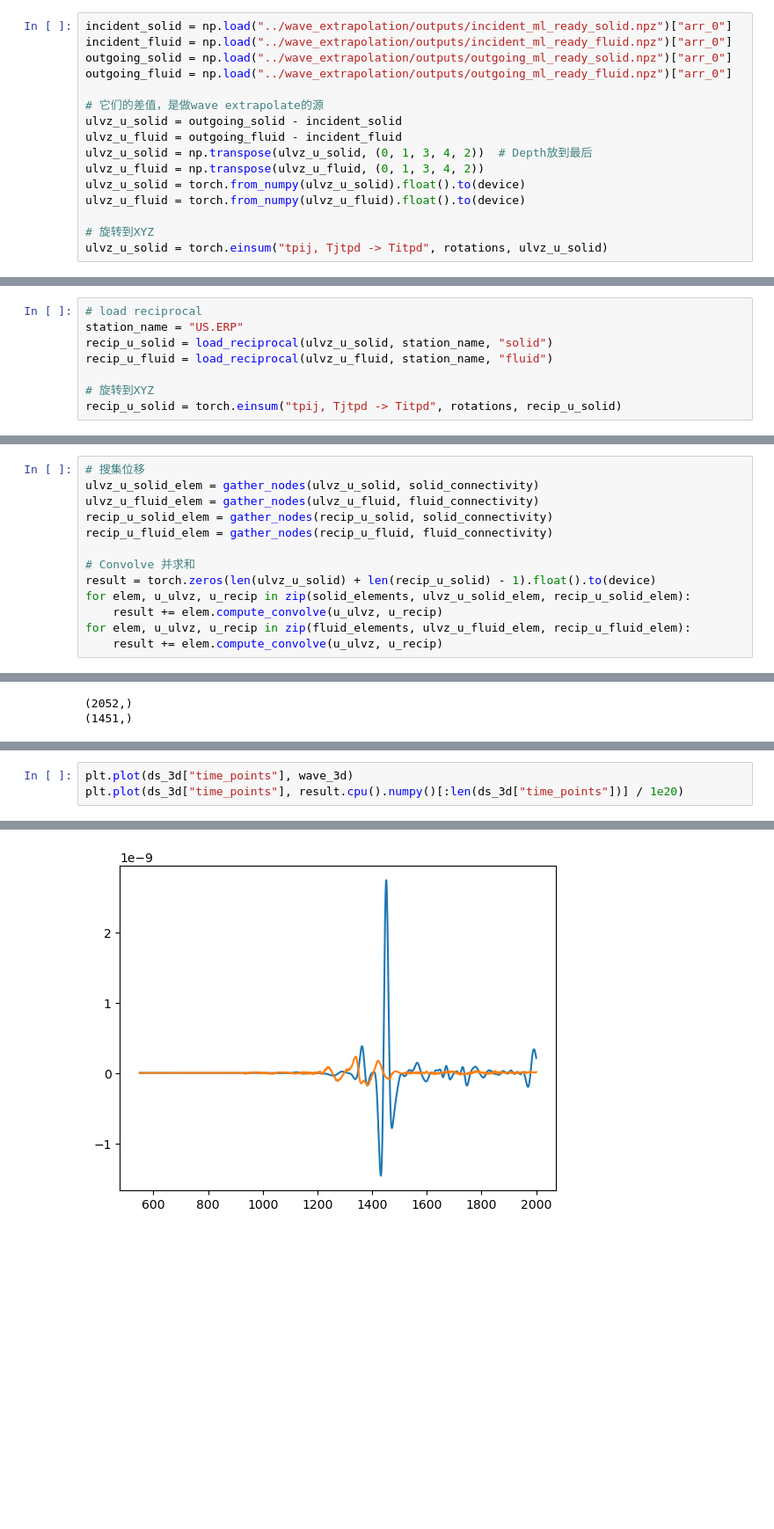
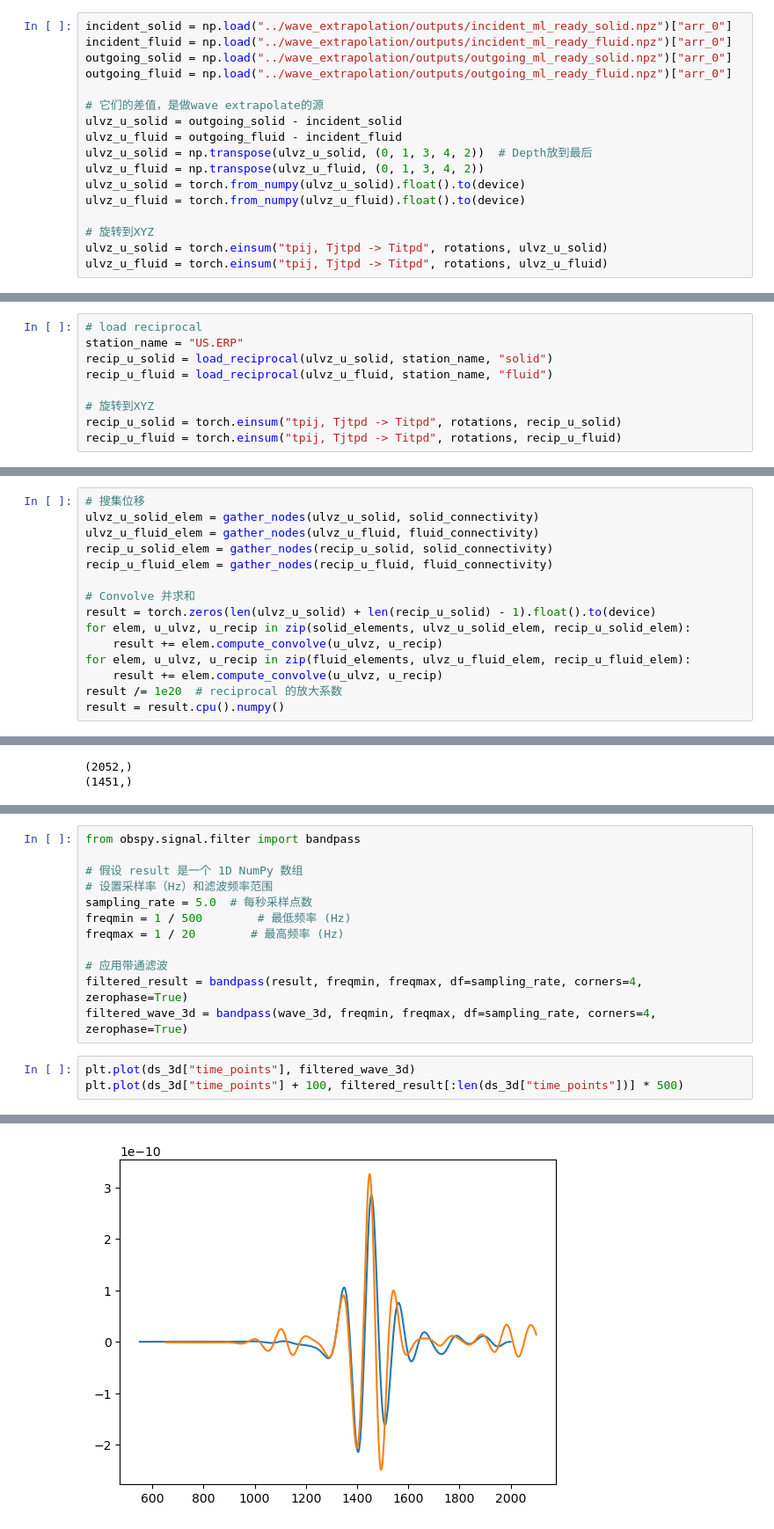
Before and after one commit to kuangdai/hybrid_ulvz_axisem3d, a Jupyter notebook: wave_convolve/convovle.ipynb, the cells around one changed output, grey strips where cells are left out. Shown at 88% size. Cells and saved outputs as stored; diff of their text form; blank space fills up the shorter version.

```diff
--- a/wave_convolve/convovle.ipynb
+++ b/wave_convolve/convovle.ipynb
@@ -37,6 +37,7 @@ ulvz_u_fluid = torch.from_numpy(ulvz_u_fluid).float().to(device)
 
 # 旋转到XYZ
 ulvz_u_solid = torch.einsum("tpij, Tjtpd -> Titpd", rotations, ulvz_u_solid)
+ulvz_u_fluid = torch.einsum("tpij, Tjtpd -> Titpd", rotations, ulvz_u_fluid)
 # %% [markdown]
 ---
 
@@ -53,6 +54,7 @@ recip_u_fluid = load_reciprocal(ulvz_u_fluid, station_name, "fluid")
 
 # 旋转到XYZ
 recip_u_solid = torch.einsum("tpij, Tjtpd -> Titpd", rotations, recip_u_solid)
+recip_u_fluid = torch.einsum("tpij, Tjtpd -> Titpd", rotations, recip_u_fluid)
 # %%
 print(ulvz_u_solid.shape)
 print(ulvz_u_fluid.shape)
@@ -78,6 +80,8 @@ for elem, u_ulvz, u_recip in zip(solid_elements, ulvz_u_solid_elem, recip_u_soli
     result += elem.compute_convolve(u_ulvz, u_recip)
 for elem, u_ulvz, u_recip in zip(fluid_elements, ulvz_u_fluid_elem, recip_u_fluid_elem):
     result += elem.compute_convolve(u_ulvz, u_recip)
+result /= 1e20  # reciprocal 的放大系数
+result = result.cpu().numpy()
 # %% [markdown]
 # 对比结果
 # %%
@@ -101,6 +111,18 @@ plt.plot(ds_3d["time_points"], wave_3d)
+# %%
+from obspy.signal.filter import bandpass
+
+# 假设 result 是一个 1D NumPy 数组
+# 设置采样率（Hz）和滤波频率范围
+sampling_rate = 5.0  # 每秒采样点数
+freqmin = 1 / 500        # 最低频率 (Hz)
+freqmax = 1 / 20        # 最高频率 (Hz)
+
+# 应用带通滤波
+filtered_result = bandpass(result, freqmin, freqmax, df=sampling_rate, corners=4, zerophase=True)
+filtered_wave_3d = bandpass(wave_3d, freqmin, freqmax, df=sampling_rate, corners=4, zerophase=True)
 # %%
-plt.plot(ds_3d["time_points"], wave_3d)
-plt.plot(ds_3d["time_points"], result.cpu().numpy()[:len(ds_3d["time_points"])] / 1e20)
+plt.plot(ds_3d["time_points"], filtered_wave_3d)
+plt.plot(ds_3d["time_points"] + 100, filtered_result[:len(ds_3d["time_points"])] * 500)
 # %% [output]
 [<matplotlib.lines.Line2D at 0x...>]
-[figure, old version]
+[figure, new version]
```
Also changed, not shown: parts of 2 cells of this notebook.
